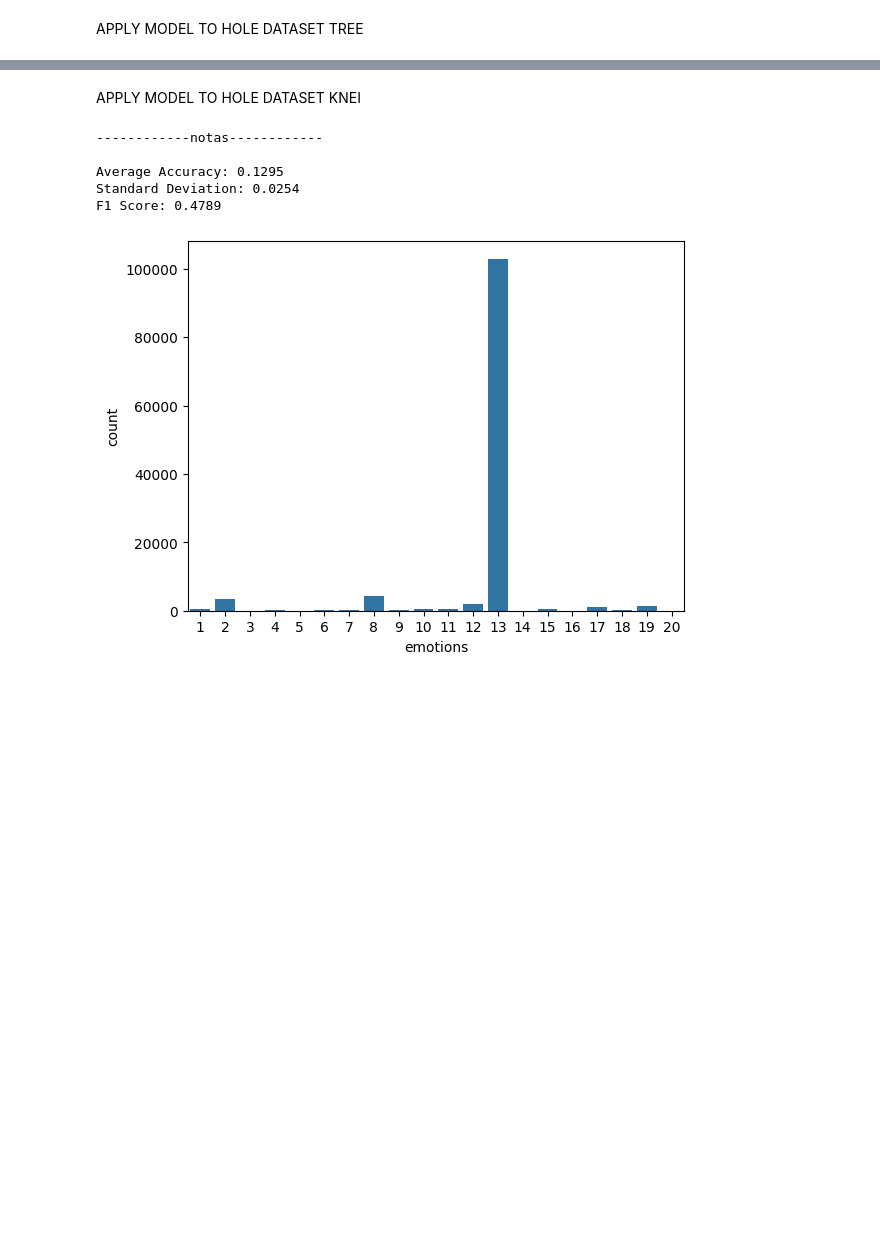
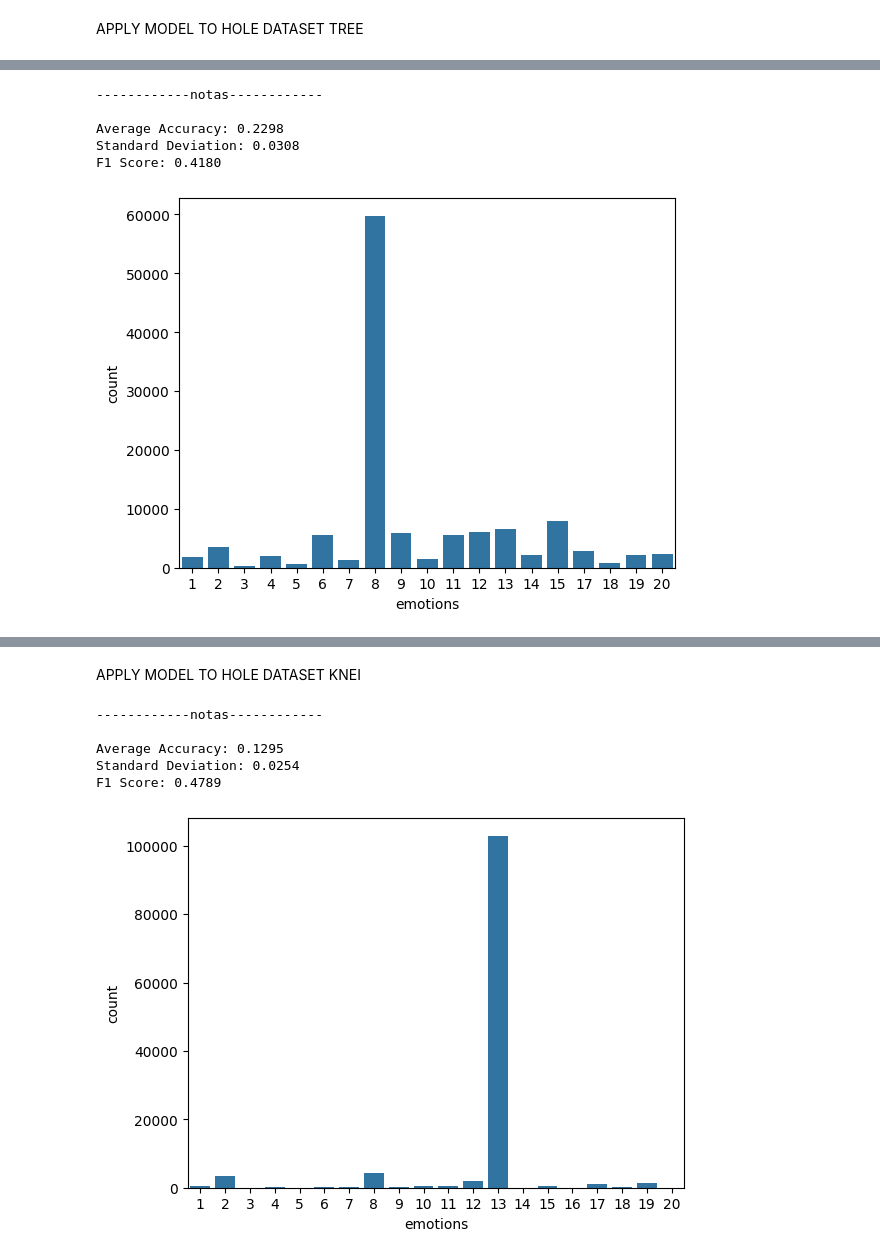
Before and after one commit to emmacunill/Take_Care, a Jupyter notebook: notebooks/model.ipynb, the cells around one changed output, grey strips where cells are left out. Drawn from its saved outputs; the diff is of its cells as text; code cells hidden in the pictures; blank space fills up the shorter version.

```diff
--- a/notebooks/model.ipynb
+++ b/notebooks/model.ipynb
@@ -677,13 +755,13 @@ def apply_model_(model,df,df_2, n_iterations=1000,test_size=0.2):
     # Train / test split
     X_train, X_test, y_train, y_test = train_test_split(X, y, test_size=test_size)
 
-
     # Vectorize
     vectorizer = TfidfVectorizer()
     X_train_tfidf = vectorizer.fit_transform(X_train)#.toarray()  # Convert to dense array
     X_test_tfidf = vectorizer.transform(X_test)#.toarray()  # Convert to dense array
 
     accuracy_bootstrap = []
+
 
     for _ in range(n_iterations):
         X_bs, y_bs = resample(X_train_tfidf, y_train)
@@ -710,6 +788,8 @@ def apply_model_(model,df,df_2, n_iterations=1000,test_size=0.2):
 
     sns.countplot(x = df_p.emotions)
 
+    df_p.to_csv("../data/final_df/Tree2.csv")
+
     return df_p
 # %%
 df_p2 = apply_model_(DecisionTreeClassifier(),cdf,df, n_iterations=1000,test_size=0.2)
@@ -715,0 +805,9 @@ df_p2 = apply_model_(DecisionTreeClassifier(),cdf,df, n_iterations=1000,test_siz
+# %%
+df_p5 = apply_model_(DecisionTreeClassifier(splitter='best',min_samples_split=10,min_samples_leaf=2,max_depth=None,criterion='entropy'),cdf,df, n_iterations=1000,test_size=0.1)
+# %% [output]
+------------notas------------
+
+Average Accuracy: 0.2298
+Standard Deviation: 0.0308
+F1 Score: 0.4180
+[figure, added]
```
Also changed, not shown: parts of 14 cells of this notebook, 2 other files.
